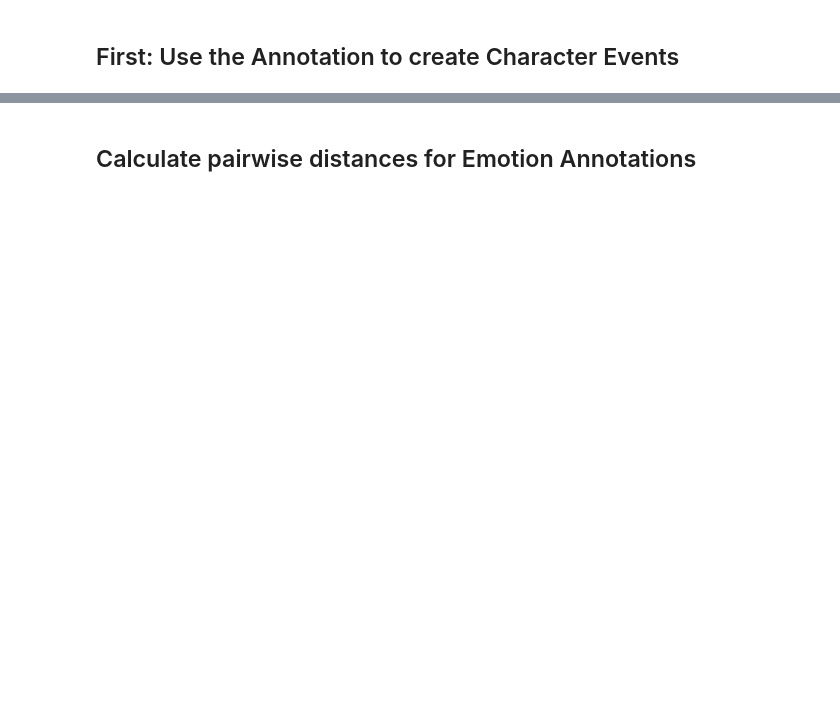
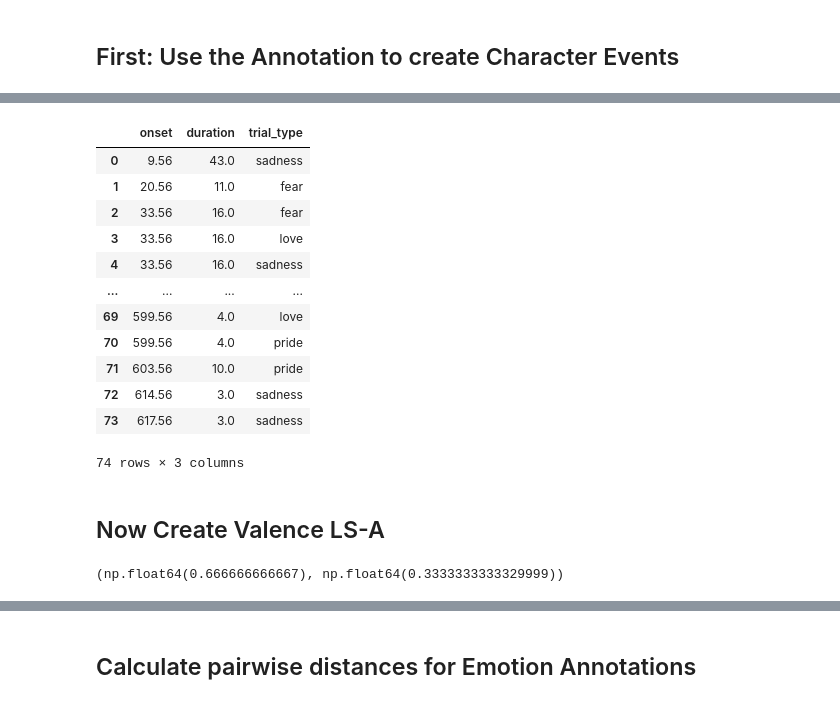
Before and after one commit to nimarek/study-gaze-tracks, a Jupyter notebook: events/perceived-emotions_annotations.ipynb, the cells around one changed output, grey strips where cells are left out. Cells and saved outputs as stored; diff of their text form; code cells hidden in the pictures; blank space fills up the shorter version.

```diff
--- a/events/perceived-emotions_annotations.ipynb
+++ b/events/perceived-emotions_annotations.ipynb
@@ -53,0 +75,35 @@ in_df.head(10)
+# %%
+emotion_cols = ['contempt', 'disappointment', 'fear', 'fears_confirmed', 'gloating',
+ 'gratification', 'gratitude', 'happiness', 'happy-for', 'hate',
+ 'hope', 'love', 'pity/compassion', 'pride', 'relief', 'remorse',
+ 'resent', 'sadness', 'satisfaction', 'shame']
+# %%
+# Create a list to collect new rows
+rows = []
+
+# Iterate through each row and emotion column
+for _, row in in_df.iterrows():
+    for col in emotion_cols:
+        if row[col] >= 0.2:
+            rows.append({
+                "onset": row["onset"],
+                "duration": row["duration"],
+                "trial_type": col
+            })
+# %%
+emotion_events_df = pd.DataFrame(rows)
+emotion_events_df
+# %% [output]
+|  | onset | duration | trial_type |
+| 0 | 9.56 | 43.0 | sadness |
+| 1 | 20.56 | 11.0 | fear |
+| 2 | 33.56 | 16.0 | fear |
+| 3 | 33.56 | 16.0 | love |
+| 4 | 33.56 | 16.0 | sadness |
+| ... | ... | ... | ... |
+| 69 | 599.56 | 4.0 | love |
+| 70 | 599.56 | 4.0 | pride |
+| 71 | 603.56 | 10.0 | pride |
+| 72 | 614.56 | 3.0 | sadness |
+| 73 | 617.56 | 3.0 | sadness |
+74 rows × 3 columns
@@ -55,3 +117,15 @@ in_df.head(10)
 event_dfs = []
 # %%
 df_events = in_df[["onset", "duration", "character"]].copy()
+# %% [markdown]
+## Now Create Valence LS-A
+# %%
+pos_vals = in_df.loc[in_df['valence_positive'] > 0, 'valence_positive']
+neg_vals = in_df.loc[in_df['valence_negative'] > 0, 'valence_negative']
+
+pos_median = pos_vals.median()
+neg_median = neg_vals.median()
+
+pos_median, neg_median
+# %% [output]
+(np.float64(0.666666666667), np.float64(0.3333333333329999))
```
Also changed, not shown: parts of 28 cells of this notebook, 2 other files.
